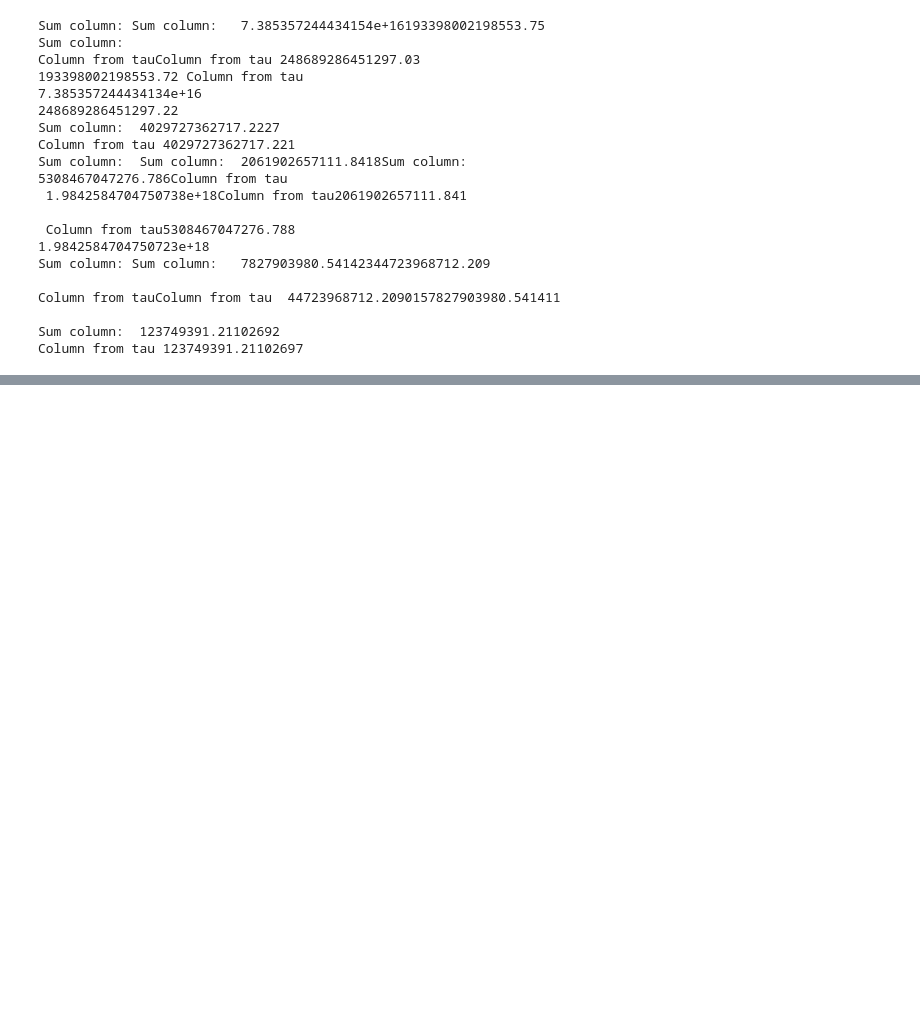
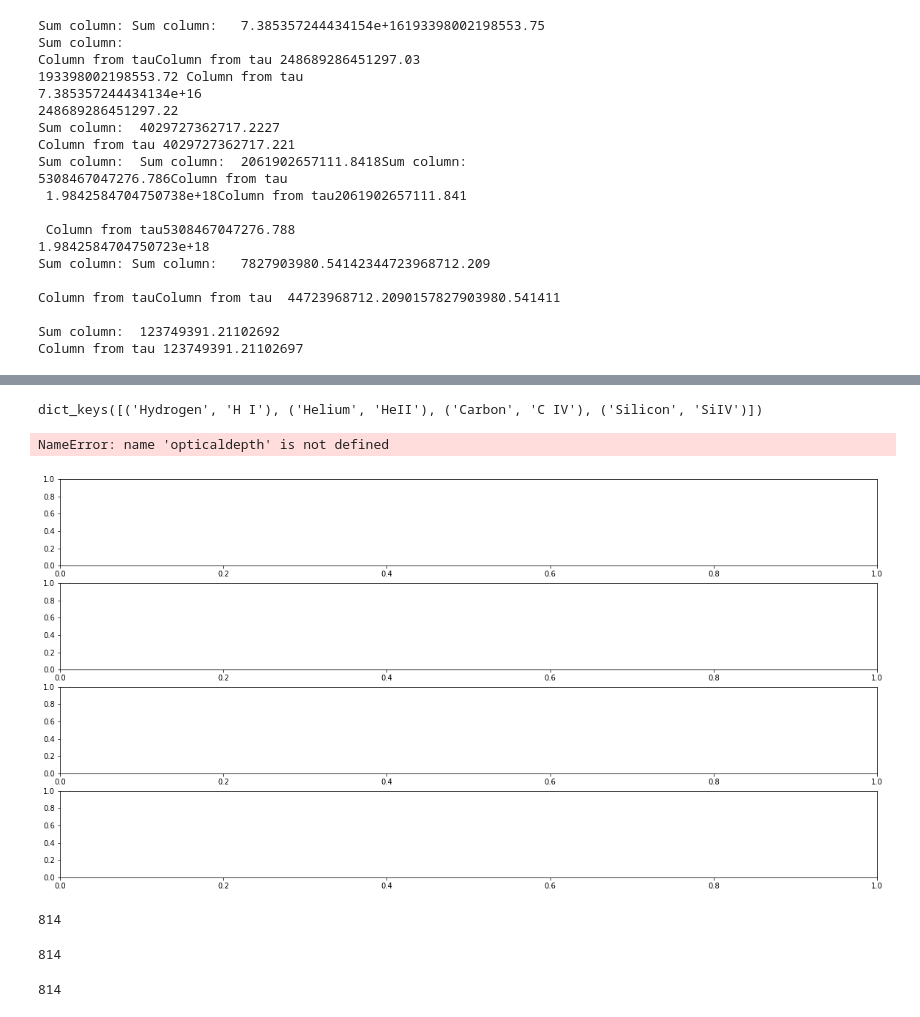
Before and after one commit to specwizard/specwizard, a Jupyter notebook: specwizard/Galaxy_metals-example.ipynb, the cells around one changed output, grey strips where cells are left out. Saved outputs shown, nothing was run; the diff lists cells and outputs as text; code cells hidden in the pictures; blank space fills up the shorter version.

Commit message:
addition of comments, format and functions

```diff
--- a/specwizard/Galaxy_metals-example.ipynb
+++ b/specwizard/Galaxy_metals-example.ipynb
@@ -175,0 +452,33 @@ plt.savefig("extended_tom.pdf",dpi=300)
+# %%
+opticaldepth.keys()
+# %% [output]
+dict_keys([('Hydrogen', 'H I'), ('Helium', 'HeII'), ('Carbon', 'C IV'), ('Silicon', 'SiIV')])
+# %%
+Numof_Ions = len(Ions)
+fig, ax  = plt.subplots(Numof_Ions, 1, figsize = (20, 10))
+
+for (i, ion) in zip (np.arange(Numof_Ions), Ions):
+    #ax[i].set_xlim(0, box_kms)
+    ax[i].plot(np.exp(-snapshot.ToCGS(opticaldepth[ion]['Optical depths'])),label = 'sightline# '+str(i))
+    element, ion_name = ion
+    title = r"{}".format(ion_name)
+    ax[i].set_title(title)
+    ax[i].set_ylabel(r"$\exp(-\tau)$")
+    ax[i].set_xlabel(r"$v\ [{\rm km s}^{-1}]$")
+    ax[i].legend()
+    ax[i].axvline(x=7733,c='r')
+    ax[i].axvline(x=8547,c='r')
+    #ax[i].set_xlim(6200,6800)
+fig.tight_layout()
+fig.show()
+# %% [output]
+NameError: name 'opticaldepth' is not defined
+[figure, added]
+# %%
+(npix)
+# %% [output]
+814
+# %%
+len(np.exp(-projections_extended[10]['OpticaldepthWeighted'][('Hydrogen','H I')]['Optical depths']['Value'])[7733:8547])
+# %% [output]
+814
@@ -175,0 +490,4 @@ plt.savefig("extended_tom.pdf",dpi=300)
+# %%
+len(zerosss[0])
+# %% [output]
+814
```
Also changed, not shown: parts of 50 cells of this notebook, 9 other files.
